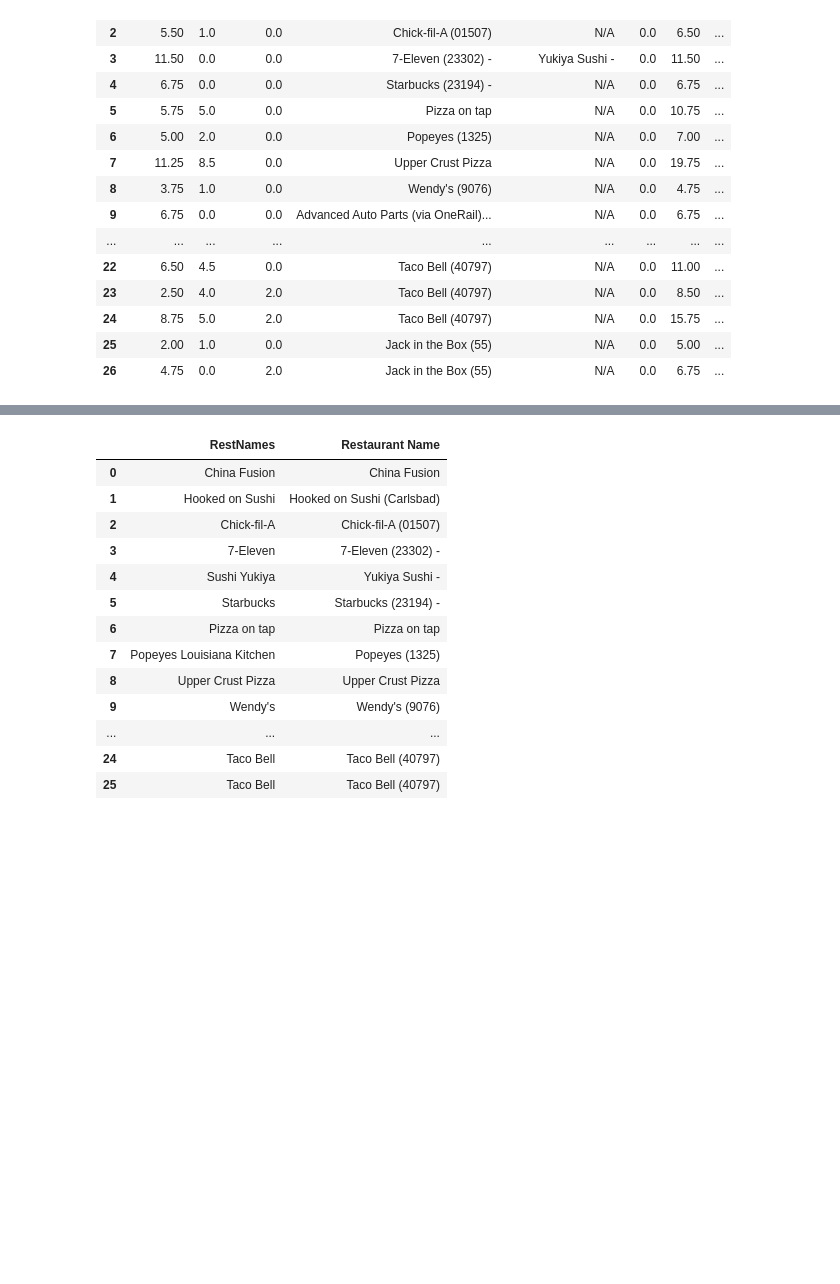
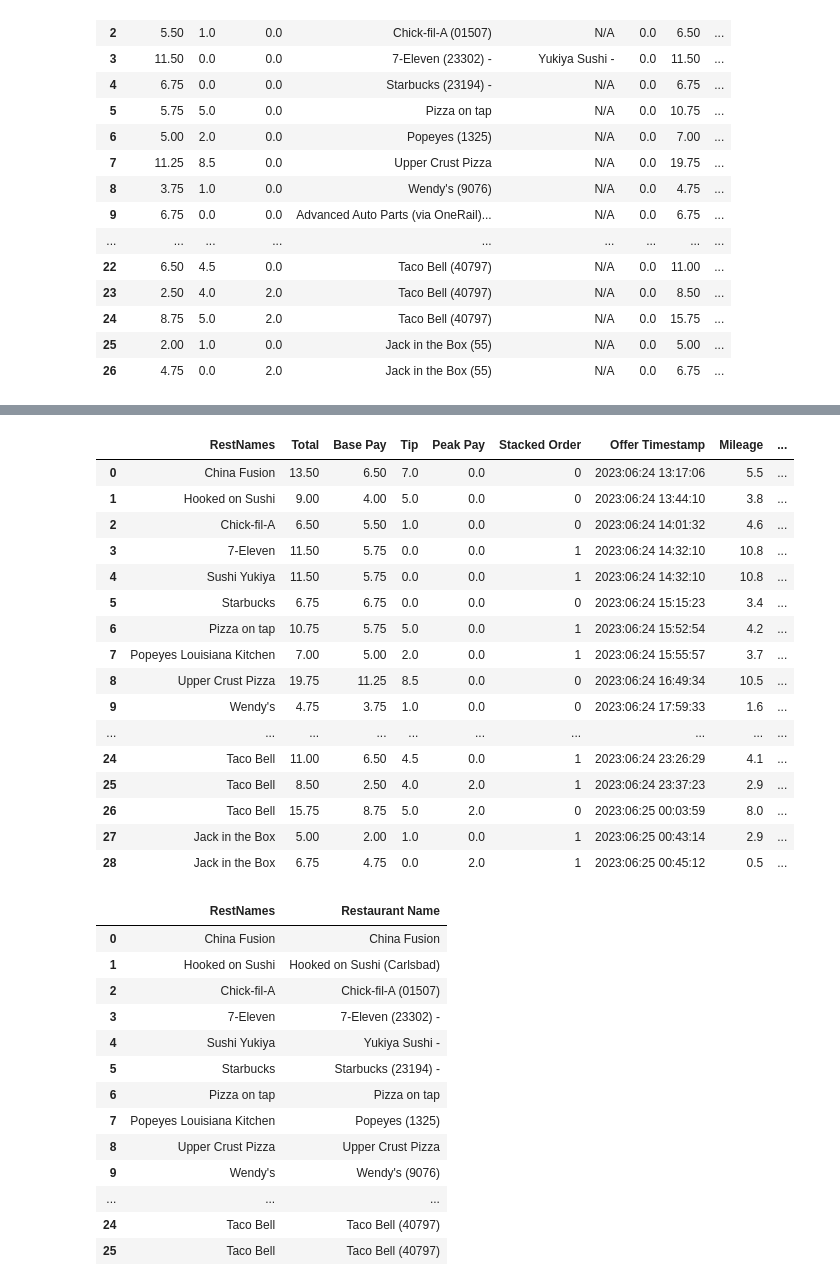
Before and after one commit to Crawford92/DeliveryData, a Jupyter notebook: InputHandling.ipynb, the cells around one changed output, grey strips where cells are left out. Drawn from its saved outputs; the diff is of its cells as text; code cells hidden in the pictures; blank space fills up the shorter version.

```diff
--- a/InputHandling.ipynb
+++ b/InputHandling.ipynb
@@ -771,3 +825,54 @@ New TS_B: 2023:06:24 21:48:28
+# %%
+exportDeliveriesDF["Duration"] = 0
+for index, value in exportDeliveriesDF.iterrows():
+    #check lengths first
+    #if length = 4 do x, if 5 do y
+    endInt = value["End Time"]
+    startInt = value["Start Time"]
+    if(len(endInt) == 4):
+        endInt = int(endInt[2:5])
+    else:
+        endInt = int(endInt[3:6])
+    if(len(startInt) == 4):
+        startInt = int(startInt[2:5])
+    else:
+        startInt = int(startInt[3:6])
+
+    #print(endInt, startInt)
+    durVal = endInt - startInt
+    if (durVal <= 0):
+        durVal = endInt + 60 - startInt
+    #print(durVal)
+    exportDeliveriesDF.at[index, "Duration"] = durVal
+#exportDeliveriesDF
+# %%
+exportDeliveriesDF
+
+#We could grab in the latest value for ID from the Deliveries sheet, or we could just drag the cell down in sheets
+#If we drag the cell formula down for ID, the only thing we need to manually update here is stacked order ID
+
+#So yeah, lets grab the most recent ID, well lets just make it a enter for now no thats lazy
+#We grab the -1 from Deliveries[ID], reindex with that+1, then if Stacked Order, use index
+#After that we re $ Total, Base Pay, Tip, Peak Pay, and drop unwanted columns and its good. This is a project
+#that can be completed when it isn't 3am
+# %% [output]
+|  | RestNames | Total | Base Pay | Tip | Peak Pay | Stacked Order | Offer Timestamp | Mileage | ... |
+| 0 | China Fusion | 13.50 | 6.50 | 7.0 | 0.0 | 0 | 2023:06:24 13:17:06 | 5.5 | ... |
+| 1 | Hooked on Sushi | 9.00 | 4.00 | 5.0 | 0.0 | 0 | 2023:06:24 13:44:10 | 3.8 | ... |
+| 2 | Chick-fil-A | 6.50 | 5.50 | 1.0 | 0.0 | 0 | 2023:06:24 14:01:32 | 4.6 | ... |
+| 3 | 7-Eleven | 11.50 | 5.75 | 0.0 | 0.0 | 1 | 2023:06:24 14:32:10 | 10.8 | ... |
+| 4 | Sushi Yukiya | 11.50 | 5.75 | 0.0 | 0.0 | 1 | 2023:06:24 14:32:10 | 10.8 | ... |
+| 5 | Starbucks | 6.75 | 6.75 | 0.0 | 0.0 | 0 | 2023:06:24 15:15:23 | 3.4 | ... |
+| 6 | Pizza on tap | 10.75 | 5.75 | 5.0 | 0.0 | 1 | 2023:06:24 15:52:54 | 4.2 | ... |
+| 7 | Popeyes Louisiana Kitchen | 7.00 | 5.00 | 2.0 | 0.0 | 1 | 2023:06:24 15:55:57 | 3.7 | ... |
+| 8 | Upper Crust Pizza | 19.75 | 11.25 | 8.5 | 0.0 | 0 | 2023:06:24 16:49:34 | 10.5 | ... |
+| 9 | Wendy's | 4.75 | 3.75 | 1.0 | 0.0 | 0 | 2023:06:24 17:59:33 | 1.6 | ... |
+| ... | ... | ... | ... | ... | ... | ... | ... | ... | ... |
+| 24 | Taco Bell | 11.00 | 6.50 | 4.5 | 0.0 | 1 | 2023:06:24 23:26:29 | 4.1 | ... |
+| 25 | Taco Bell | 8.50 | 2.50 | 4.0 | 2.0 | 1 | 2023:06:24 23:37:23 | 2.9 | ... |
+| 26 | Taco Bell | 15.75 | 8.75 | 5.0 | 2.0 | 0 | 2023:06:25 00:03:59 | 8.0 | ... |
+| 27 | Jack in the Box | 5.00 | 2.00 | 1.0 | 0.0 | 1 | 2023:06:25 00:43:14 | 2.9 | ... |
+| 28 | Jack in the Box | 6.75 | 4.75 | 0.0 | 2.0 | 1 | 2023:06:25 00:45:12 | 0.5 | ... |
 # %%
 rawDataDF = testOutputDF[["RestNames", "Restaurant Name"]].copy()
 rawDataDF
```
Also changed, not shown: parts of 7 cells of this notebook.
